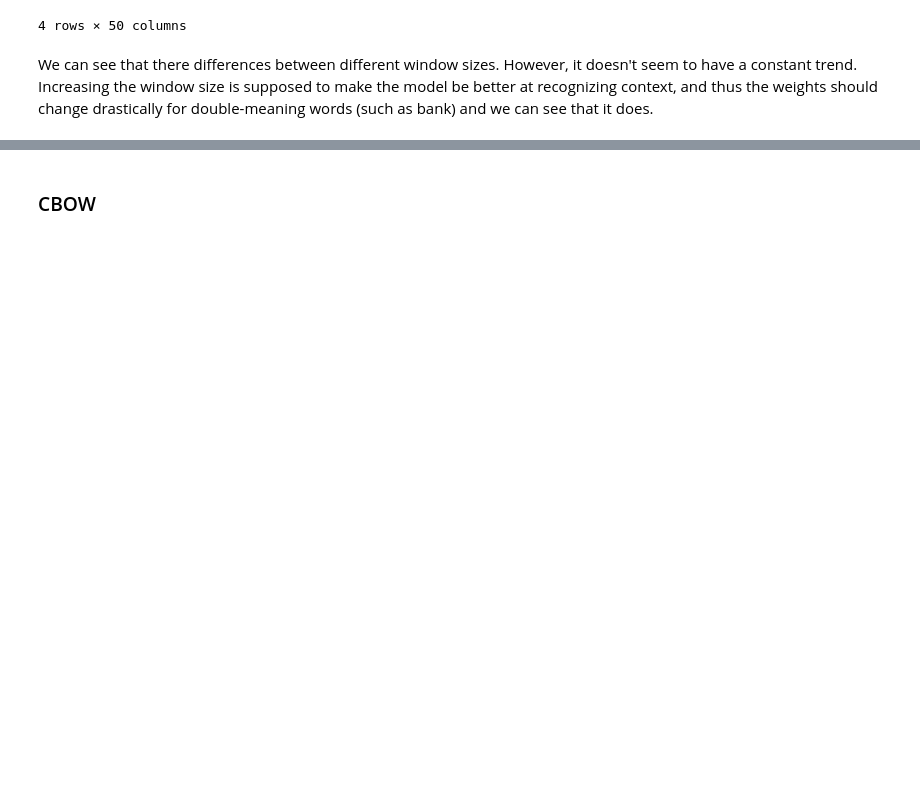
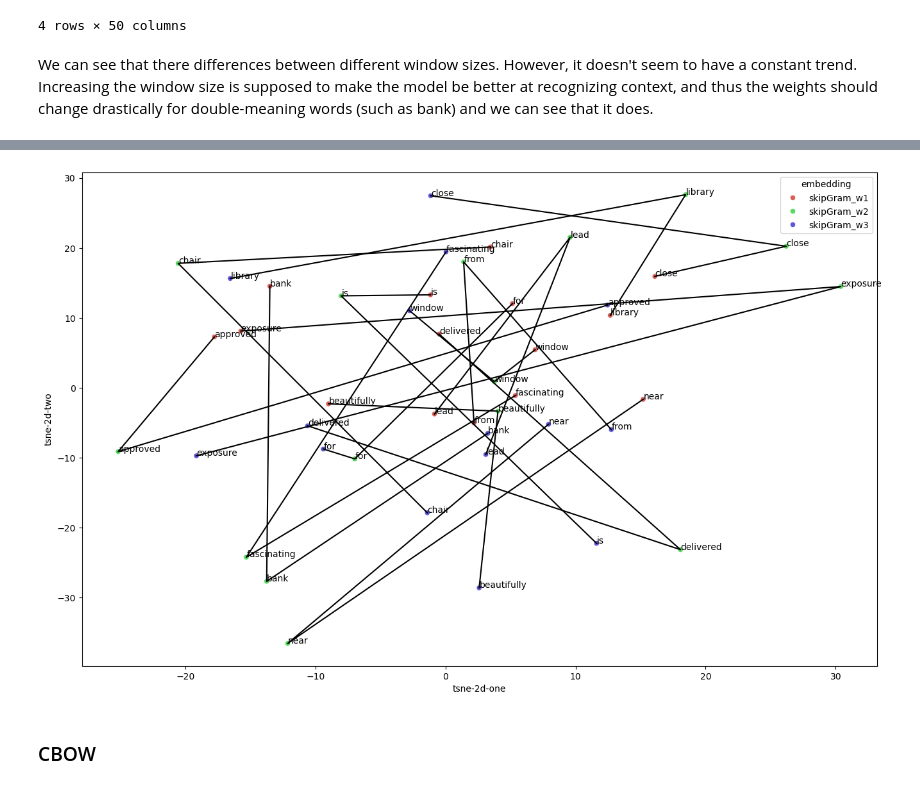
Before and after one commit to vodkolav/DSlab1, a Jupyter notebook: NLP/Assignment2.ipynb, the cells around one changed output, grey strips where cells are left out. Drawn from its saved outputs; the diff is of its cells as text; code cells hidden in the pictures; blank space fills up the shorter version.

```diff
--- a/NLP/Assignment2.ipynb
+++ b/NLP/Assignment2.ipynb
@@ -499,3 +509,6 @@ Differences DataFrame:
 4 rows × 50 columns
 # %% [markdown]
 We can see that there differences between different window sizes. However, it doesn't seem to have a constant trend. Increasing the window size is supposed to make the model be better at recognizing context, and thus the weights should change drastically for double-meaning words (such as bank) and we can see that it does.
+# %%
+skgm_embeddings = [train_skipgram_model(tokenized_corpus, word_to_index, index_to_word,
+                                    vocab_size, window_size=window_size) for window_size in [1,2,3,4,5]]
@@ -501,0 +533,4 @@ We can see that there differences between different window sizes. However, it do
+# %%
+skgmW1 = embedding_Tsne(skgm_embeddings[0], 'skipGram_w1')
+skgmW3 = embedding_Tsne(skgm_embeddings[1], 'skipGram_w2')
+skgmW5 = embedding_Tsne(skgm_embeddings[3], 'skipGram_w3')
@@ -502,3 +555,11 @@ We can see that there differences between different window sizes. However, it do
+# %%
+a = skgmW1.iloc[:15,:]
+b = skgmW3.loc[a.index,:]
+c = skgmW5.loc[a.index,:]
+# %%
+compare_embeddings([a,b,c])
+# %% [output]
+[figure, added]
 # %% [markdown]
 ### CBOW
 # %%
```
Also changed, not shown: parts of 21 cells of this notebook.
